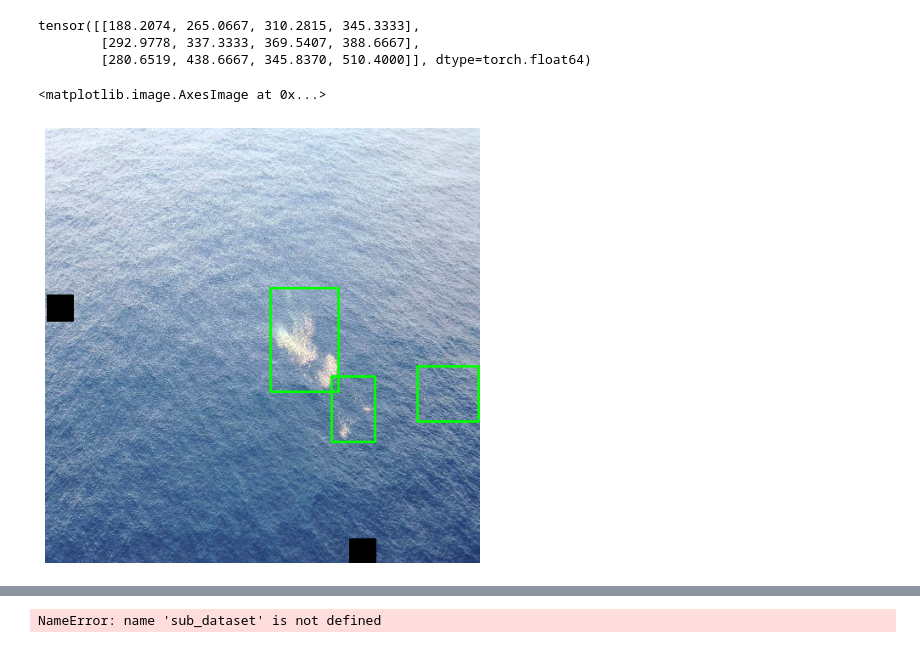
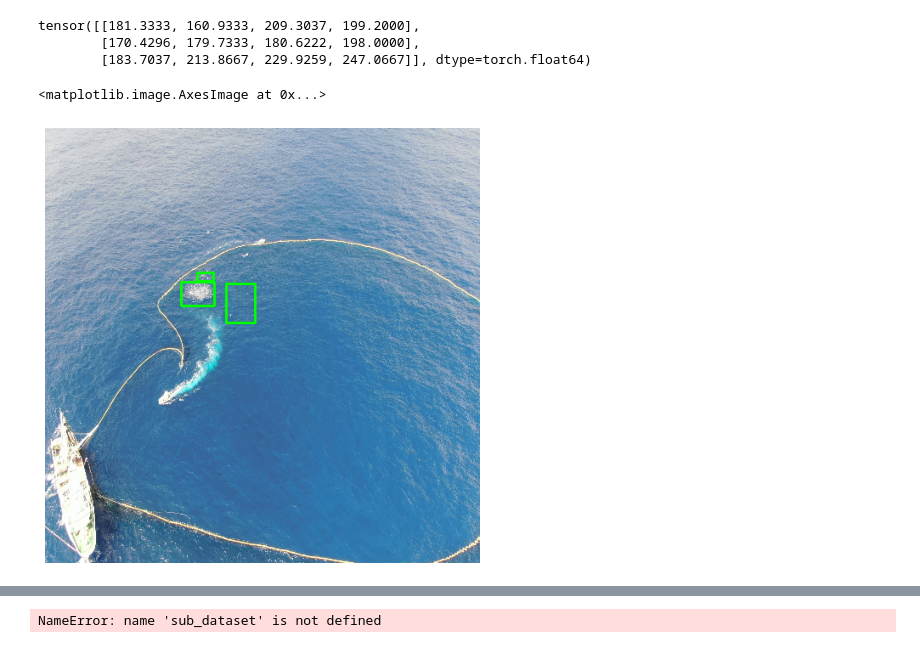
Before and after one commit to daikiclimate/fish_detection, a Jupyter notebook: EfficintDet.ipynb, the cells around one changed output, grey strips where cells are left out. Cells and saved outputs as stored; diff of their text form; code cells hidden in the pictures.

```diff
--- a/EfficintDet.ipynb
+++ b/EfficintDet.ipynb
@@ -278,26 +274,26 @@ validation_dataset = DatasetRetriever(
     test=True,
 )
 # %%
-image, target, image_id = train_dataset[0]
+image, target, image_id = validation_dataset[1]
 print(target["boxes"])
 
 boxes = target['boxes'].cpu().numpy().astype(np.int32)
 
 numpy_image = image.permute(1,2,0).cpu().numpy()
 
 fig, ax = plt.subplots(1, 1, figsize=(16, 8))
 
 for box in boxes:
     cv2.rectangle(numpy_image, (box[1], box[0]), (box[3],  box[2]), (0, 1, 0), 2)
 
 ax.set_axis_off()
 ax.imshow(numpy_image)
 # %% [output]
-tensor([[188.2074, 265.0667, 310.2815, 345.3333],
-        [292.9778, 337.3333, 369.5407, 388.6667],
-        [280.6519, 438.6667, 345.8370, 510.4000]], dtype=torch.float64)
+tensor([[181.3333, 160.9333, 209.3037, 199.2000],
+        [170.4296, 179.7333, 180.6222, 198.0000],
+        [183.7037, 213.8667, 229.9259, 247.0667]], dtype=torch.float64)
 <matplotlib.image.AxesImage at 0x...>
-[figure, old version]
+[figure, new version]
 # %%
 class AverageMeter(object):
     """Computes and stores the average and current value"""
```
Also changed, not shown: parts of 13 cells of this notebook, 1 other file.
